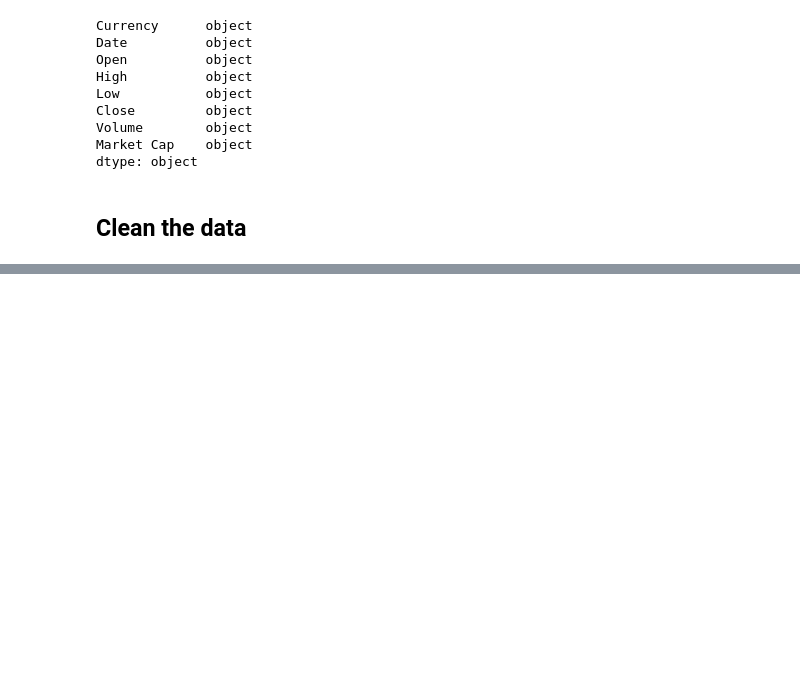
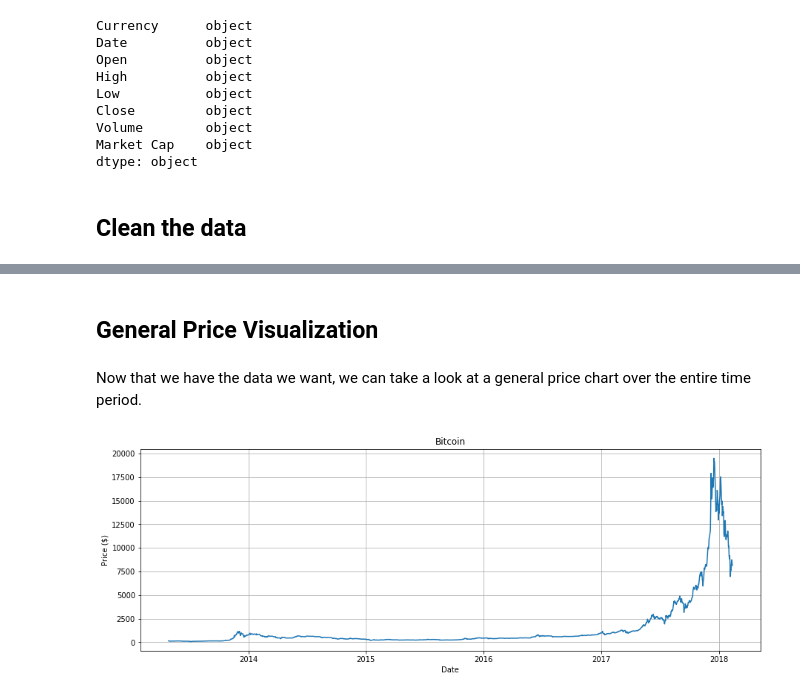
Before and after one commit to franko003/Turtle_Trading_Exploration, a Jupyter notebook: Bitcoin_Turtle_Trading_Strat_Exploration.ipynb, the cells around one changed output, grey strips where cells are left out. Cells and saved outputs as stored; diff of their text form; code cells hidden in the pictures; blank space fills up the shorter version.

```diff
--- a/Bitcoin_Turtle_Trading_Strat_Exploration.ipynb
+++ b/Bitcoin_Turtle_Trading_Strat_Exploration.ipynb
@@ -87,3 +101,19 @@ High        float64
 Low         float64
 Close       float64
 dtype: object
+# %% [markdown]
+## General Price Visualization
+# %% [markdown]
+Now that we have the data we want, we can take a look at a general price chart over the entire time period.
+# %%
+# Generate a plot of closing price over time
+plt.figure(figsize=(15,5))
+plt.plot(df_btc.index, df_btc.Close)
+plt.title('Bitcoin')
+plt.xlabel('Date')
+plt.ylabel('Price ($)')
+plt.grid()
+
+plt.show()
+# %% [output]
+[figure, added]
```
Also changed, not shown: parts of 16 cells of this notebook, 1 other file.
